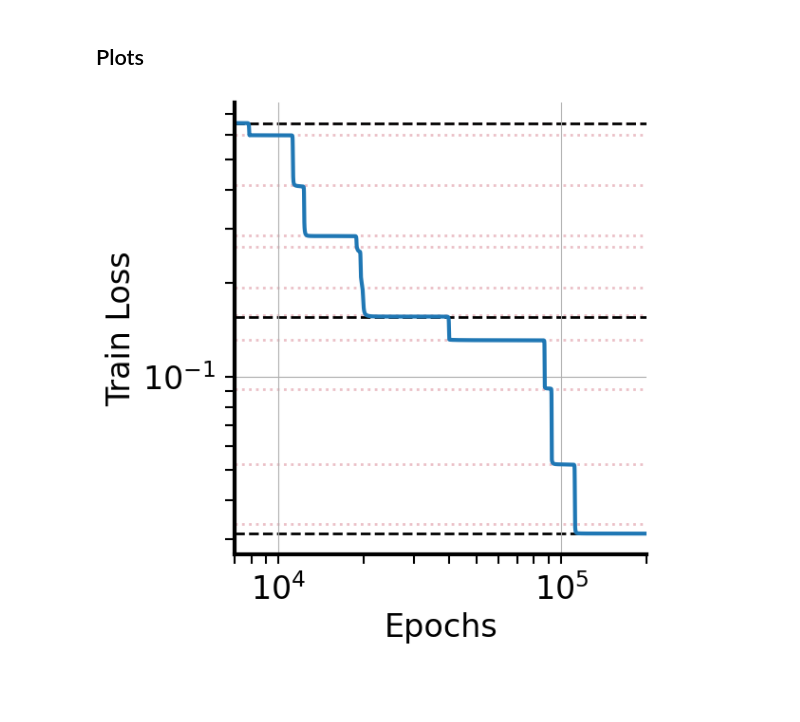
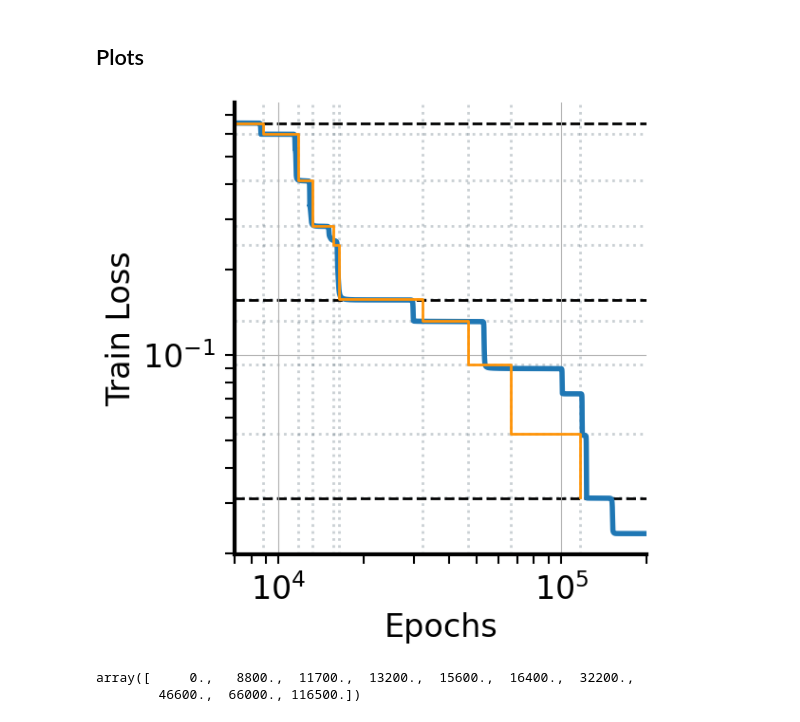
Before and after one commit to danielkunin/alternating-gradient-flows, a Jupyter notebook: modsum-agf.ipynb, the cells around one changed output. Cells and saved outputs as stored; diff of their text form; code cells hidden in the pictures; blank space fills up the shorter version.

```diff
--- a/modsum-agf.ipynb
+++ b/modsum-agf.ipynb
@@ -109,3 +103,11 @@ model = TwoLayerNet(p=p, hidden_size=hidden_size,
+# %%
+lr = 0.01
+mom = 0.9
+init_scale=2e-3
+hidden_size = 6 * 3
+
+costmin_lr = 0.01
+utilmax_lr = 10
 # %% [markdown]
 ## Optimization
 # %%
@@ -118,10 +120,9 @@ def train(model, X_train, Y_train, optimizer, nsteps=100):
         optimizer.zero_grad()
         residual = (Y_train - model(X_train))
         loss = (residual**2).mean()
-        loss.backward()
-        optimizer.step()
-
         loss_history[t] = loss.item()
+        if loss.item() > 1e5:
+            assert False
         if t % nsteps//100 == 0:
             param_history[t] = {
                 "U": model.U.detach().cpu().clone(),
@@ -129,7 +130,13 @@ def train(model, X_train, Y_train, optimizer, nsteps=100):
 
                 "W": model.W.detach().cpu().clone()
             }
+        loss.backward()
+        optimizer.step()
+
     return loss_history, param_history # Return loss history for plotting
+
+model = TwoLayerNet(p=p, hidden_size=hidden_size,
+                    init_scale=init_scale).cuda()
 
 optimizer = optim.SGD(model.parameters(), lr=lr, momentum=mom)
 nsteps = 200_000
@@ -397,0 +321,3 @@ results["t"][::2]
+# %%
+results = train_agf(X_train, Y_train, init_sz=init_scale, agf_steps=11, from_init=param_history[0],
+                    utilmax_lr=utilmax_lr, costmin_lr=costmin_lr, costmin_grad_thresh=3.8e-2)
@@ -462,38 +394,44 @@ def get_power(points):
 
     return np.arange(num_coefficients), power
 
 fig, ax = plt.subplots(1, 1, figsize=(6, 6))
-ax.plot(list(loss_history.values()), lw=3)
+ax.plot(list(loss_history.values()), lw=4)
 
-for lossval in results["losses"][::2]:
-    ax.axhline(lossval, alpha=0.4, ls=":", color="xkcd:rose", zorder=-4, lw=2)
+for lossval in results["losses"]:
+    ax.axhline(lossval, alpha=0.3, ls=":", color="xkcd:slate", zorder=-4, lw=2)
 
-# for t in results["t"][::2]:
-#     f = 12
-#     t = t**2
-#     ax.axvline(f*t, alpha=0.4, ls=":", color="xkcd:rose", zorder=-4, lw=2)
+f = utilmax_lr / (lr/(1-mom))
+for t in results["t"]:
+    ax.axvline(f*t, alpha=0.3, ls=":", color="xkcd:slate", zorder=-4, lw=2)
 
+ax.step(f*np.array(results["t"]), results["losses"], where="post",
+        lw=2, color="xkcd:tangerine")
 
 # === Compute power spectrum of template ===
 freq, power = get_power(template)
 valid = power > 1e-20
 freq, power = freq[valid], power[valid]
 sorted_idx = np.argsort(-power)
 freq, power = freq[sorted_idx], power[sorted_idx]
 
 alpha_values = [np.sum(power[k:]) for k in range(len(power))]
 coef = 1 / p
 for k, alpha in enumerate(alpha_values):
     ax.axhline(y=coef * alpha, color='black', linestyle='--', linewidth=2, zorder=-2)
 
 ax.set_xscale("log")
 ax.set_yscale("log")
 ax.set_xlim(7e3, 2e5)
 ax.set_xlabel('Epochs', fontsize=24)
 ax.set_ylabel('Train Loss', fontsize=24)
 
 style_axes(ax)
 plt.tight_layout()
 plt.show()
 # %% [output]
-[figure, old version]
+[figure, new version]
+# %%
+f*np.array(results["t"])
+# %% [output]
+array([     0.,   8800.,  11700.,  13200.,  15600.,  16400.,  32200.,
+        46600.,  66000., 116500.])
```
Also changed, not shown: parts of 8 cells of this notebook.
